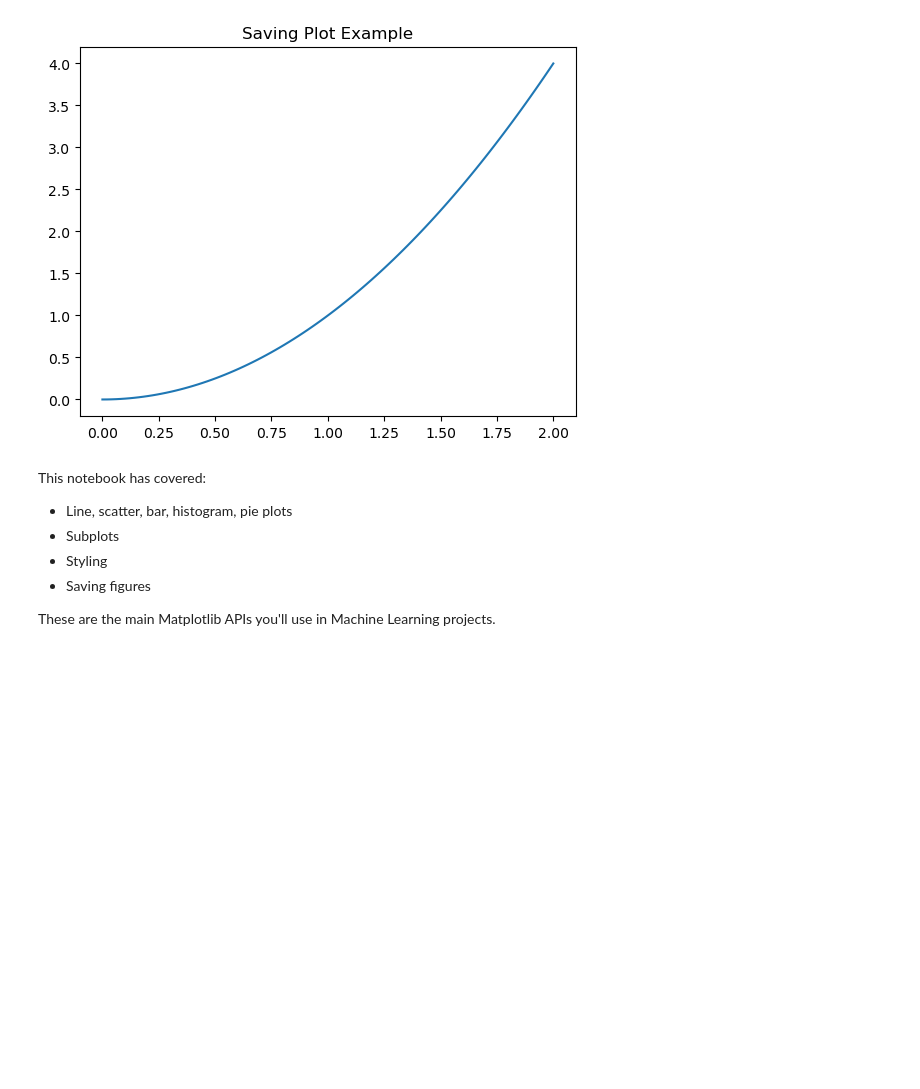
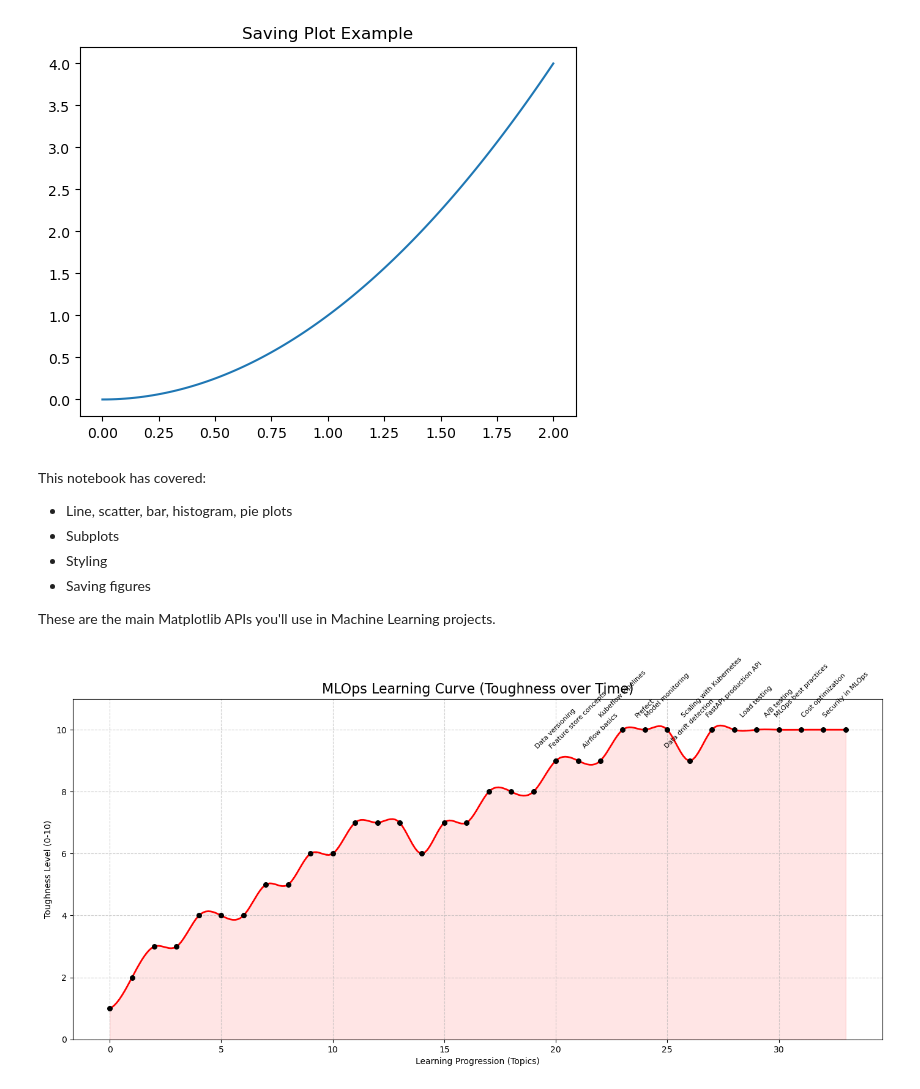
Before and after one commit to SIDDHAARTHAA/matplotlib_learn, a Jupyter notebook: Just_read_this_bro.ipynb, the cells around one changed output. Saved outputs shown, nothing was run; the diff lists cells and outputs as text; code cells hidden in the pictures; blank space fills up the shorter version.

Commit message:
matplotlib learnings

```diff
--- a/Just_read_this_bro.ipynb
+++ b/Just_read_this_bro.ipynb
@@ -226,3 +226,86 @@ This notebook has covered:
 - Saving figures
 
 These are the main Matplotlib APIs you'll use in Machine Learning projects.
+# %%
+import numpy as np
+import matplotlib.pyplot as plt
+
+# Topics
+stages = [
+    # Foundations
+    "Python basics", "Data structures", "OOP in Python",
+    "Linux CLI", "Bash scripting", "Git & GitHub",
+
+    # ML Foundations
+    "ML basics", "Supervised/Unsupervised", "Model evaluation",
+
+    # DevOps Foundations
+    "Docker", "Docker Compose", "Kubernetes basics",
+    "CI/CD concepts", "GitHub Actions/Jenkins",
+
+    # Cloud
+    "AWS/GCP/Azure basics", "Compute & Storage services", "IAM & security",
+
+    # MLOps Core
+    "Model packaging", "Model registry", "Experiment tracking",
+    "Data versioning", "Feature store concepts",
+
+    # Orchestration & Pipelines
+    "Airflow basics", "Kubeflow Pipelines", "Prefect",
+
+    # Monitoring & Scaling
+    "Model monitoring", "Data drift detection", "Scaling with Kubernetes",
+
+    # Production
+    "FastAPI production API", "Load testing", "A/B testing",
+
+    # Advanced
+    "MLOps best practices", "Cost optimization", "Security in MLOps"
+]
+
+# Matching toughness exactly to topics count
+toughness = [
+    1, 2, 3,    # Python basics
+    3, 4, 4,    # Linux/Git
+    4, 5, 5,    # ML basics
+    6, 6, 7,    # Docker/K8s
+    7, 7,       # CI/CD
+    6, 7, 7,    # Cloud
+    8, 8, 8,    # MLOps core
+    9, 9, 9,    # Orchestration
+    10, 10, 10, # Monitoring/scaling
+    9, 10, 10,  # Production
+    10, 10, 10, # Advanced
+    10, 10          # Added missing final stage difficulty
+]
+
+# Check counts
+assert len(stages) == len(toughness), f"Stages: {len(stages)}, Toughness: {len(toughness)}"
+
+time_points = np.arange(len(stages))
+
+# Interpolate to smooth curve
+from scipy.interpolate import make_interp_spline
+x_new = np.linspace(time_points.min(), time_points.max(), 300)
+smooth_toughness = make_interp_spline(time_points, toughness)(x_new)
+
+plt.figure(figsize=(14, 7))
+plt.plot(x_new, smooth_toughness, color='red', linewidth=2)
+plt.scatter(time_points, toughness, color='black', s=30, zorder=5)
+plt.fill_between(x_new, smooth_toughness, color='red', alpha=0.1)
+
+# Annotate only highest difficulty topics
+for i, stage in enumerate(stages):
+    if toughness[i] >= 9:
+        plt.text(time_points[i], toughness[i] + 0.4, stage,
+                 fontsize=8, ha='center', rotation=45)
+
+plt.title("MLOps Learning Curve (Toughness over Time)", fontsize=16)
+plt.xlabel("Learning Progression (Topics)")
+plt.ylabel("Toughness Level (0-10)")
+plt.ylim(0, 11)
+plt.grid(True, linestyle='--', alpha=0.6)
+plt.tight_layout()
+plt.show()
+# %% [output]
+[figure, added]
```
Also changed, not shown: parts of 1 cell of this notebook, 5 other files.
